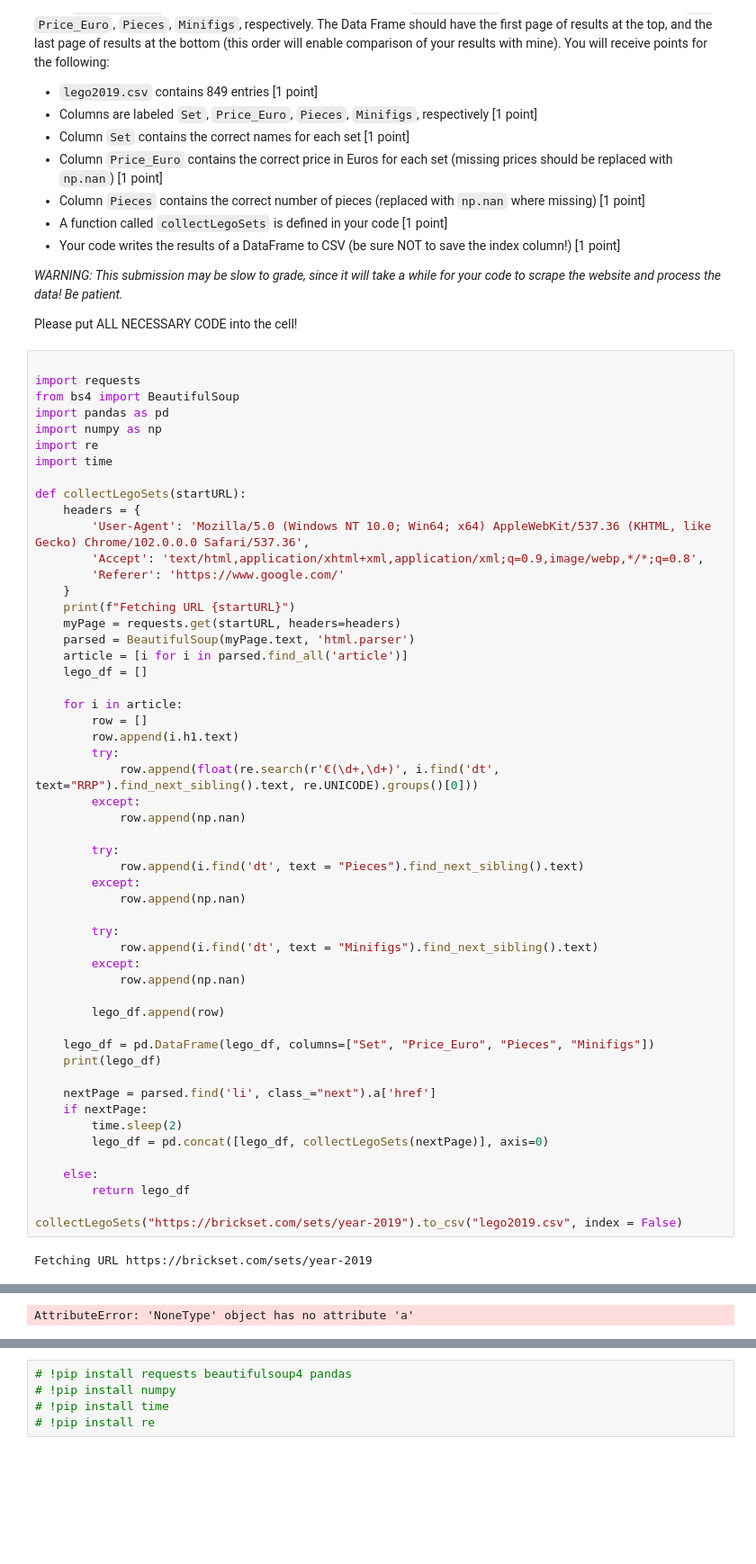
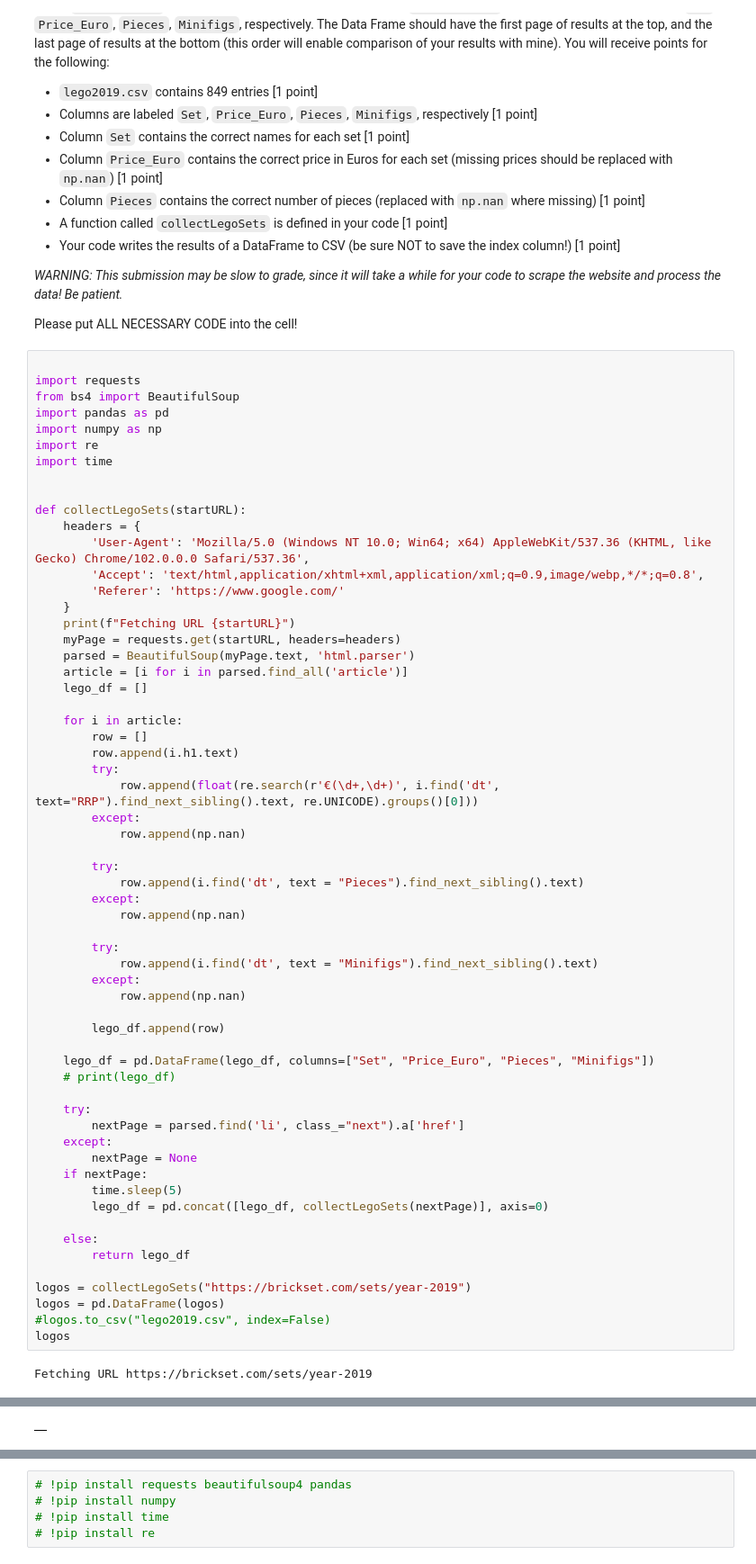
Before and after one commit to animaupadhyay12/econ8320-assignment-07, a Jupyter notebook: Lesson.ipynb, the cells around one changed output, grey strips where cells are left out. Shown at 90% size. Cells and saved outputs as stored; diff of their text form; blank space fills up the shorter version.

```diff
--- a/Lesson.ipynb
+++ b/Lesson.ipynb
@@ -1032,6 +1032,7 @@ import pandas as pd
 import numpy as np
 import re
 import time
+
 
 def collectLegoSets(startURL):
     headers = {
@@ -1066,16 +1067,22 @@ def collectLegoSets(startURL):
         lego_df.append(row)
 
     lego_df = pd.DataFrame(lego_df, columns=["Set", "Price_Euro", "Pieces", "Minifigs"])
-    print(lego_df)
+    # print(lego_df)
 
-    nextPage = parsed.find('li', class_="next").a['href']
+    try:
+        nextPage = parsed.find('li', class_="next").a['href']
+    except:
+        nextPage = None
     if nextPage:
-        time.sleep(2)
+        time.sleep(5)
         lego_df = pd.concat([lego_df, collectLegoSets(nextPage)], axis=0)
 
     else:
         return lego_df
 
-collectLegoSets("https://brickset.com/sets/year-2019").to_csv("lego2019.csv", index = False)
+logos = collectLegoSets("https://brickset.com/sets/year-2019")
+logos = pd.DataFrame(logos)
+#logos.to_csv("lego2019.csv", index=False)
+logos
 # %% [output]
 Fetching URL https://brickset.com/sets/year-2019
@@ -1286,4 +1109,4 @@ Index: []
-AttributeError: 'NoneType' object has no attribute 'a'
+|  |
 # %%
 
 import requests
```
Also changed, not shown: parts of 1 cell of this notebook.
